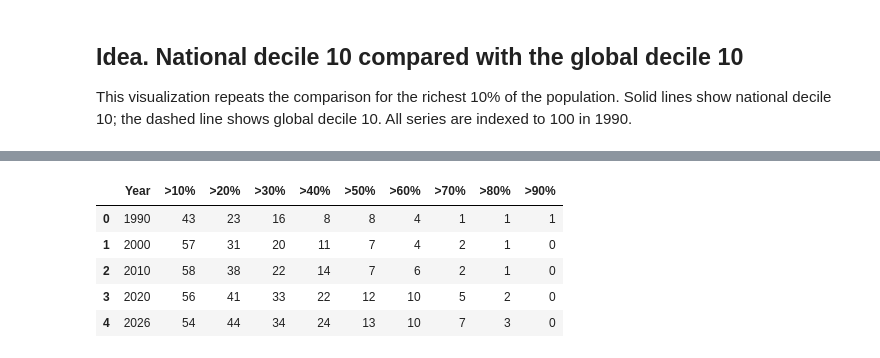
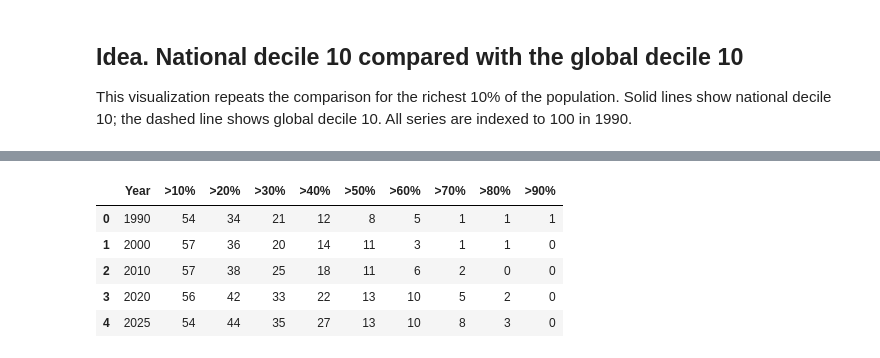
Before and after one commit to daniavayu/CAPP-static-viz, a Jupyter notebook: 00_build_deciles.ipynb, the cells around one changed output, grey strips where cells are left out. Cells and saved outputs as stored; diff of their text form; code cells hidden in the pictures.

```diff
--- a/00_build_deciles.ipynb
+++ b/00_build_deciles.ipynb
@@ -17,17 +19,17 @@ from pathlib import Path
 import altair as alt
 import numpy as np
 import pandas as pd
-import pyreadr
-import requests
 
-RDA_FILE = Path('data/comparable_blog 2.Rda')
-POP_CACHE = Path('data/pop_pip.csv')
+DIST_FILE = Path('GlobalDist1000bins_1990_2026_20260922_2021_01_02_PROD.csv')
 OUT_DIR = Path('data/processed')
 FIG_DIR = Path('figures')
 DRAFT_DIR = FIG_DIR / 'draft'
 DRAFT_DIR.mkdir(exist_ok=True)
 START_YEAR = 1990
-END_YEAR = 2026
+# 2026 in the PIP release is a forecast; stop at 2025.
+END_YEAR = 2025
+YEAR_TICKS = [1990, 2000, 2010, 2020, END_YEAR]
+SOURCE = 'Source: World Bank, PIP 1,000-bin global distribution (2021 PPP dollars).'
 
 OUT_DIR.mkdir(parents=True, exist_ok=True)
 FIG_DIR.mkdir(exist_ok=True)
@@ -38,8 +40,10 @@ The file `comparable_blog 2.Rda` contains one row for each **country, year, and
 # %%
-bins = pyreadr.read_r(RDA_FILE)['comparable_blog']
+bins = pd.read_csv(DIST_FILE, usecols=['year', 'code', 'quantile', 'welf', 'pop'])
+bins = bins[bins['year'].between(START_YEAR, END_YEAR)].rename(columns={'welf': 'welf_b'})
 bins['code'] = bins['code'].astype(str)
 bins['year'] = bins['year'].astype(int)
 bins['quantile'] = bins['quantile'].astype(int)
+bins['bin_pop'] = bins['pop'] * 1e6
 
 print(f'Rows: {len(bins):,}')
 print(f'Countries: {bins["code"].nunique()}  |  Years: {bins["year"].min()}-{bins["year"].max()}')
@@ -162,12 +149,9 @@ pop.head()
 # %%
-data = bins[bins['year'].between(START_YEAR, END_YEAR)].merge(
-    pop, on=['code', 'year'], how='left', validate='m:1'
-)
-data['bin_pop'] = data['pop'] / 1000
+data = bins.copy()
 
-print('Rows without population data:', int(data['pop'].isna().sum()))
+print('Rows without population data:', int(data['bin_pop'].isna().sum()))
 world_pop = data.groupby('year')['bin_pop'].sum() / 1e9
-world_pop.loc[[1990, 2000, 2010, 2020, 2026]].round(2).rename('world population (billions)').to_frame()
+world_pop.loc[YEAR_TICKS].round(2).rename('world population (billions)').to_frame()
 # %% [output]
 Rows without population data: 0
 |  | world population (billions) |
@@ -2039,7 +2044,7 @@ Correlation in 1990: 0.85
 [interactive output not drawn]
 # %%
 # Table and chart: changes over time by D1 population-share threshold
-comparison_years = [1990, 2000, 2010, 2020, 2026]
+comparison_years = YEAR_TICKS
 thresholds = list(range(10, 100, 10))
 threshold_labels = [f'>{threshold}%' for threshold in thresholds]
 
@@ -2052,44 +2057,38 @@ d1_population = (
     .groupby(['year', 'code'], as_index=False)
     .agg(d1_pop=('bin_pop', 'sum'))
 )
 
 country_d1_shares = country_population.merge(
     d1_population,
     on=['year', 'code'],
     how='left',
 ).fillna({'d1_pop': 0})
 country_d1_shares['d1_share_pct'] = (
     100 * country_d1_shares['d1_pop'] / country_d1_shares['country_pop']
 )
 
 country_counts_table = pd.DataFrame({
     f'>{threshold}%': (
         country_d1_shares[
             (country_d1_shares['year'].isin(comparison_years))
             & (country_d1_shares['d1_share_pct'] > threshold)
         ]
         .groupby('year')
         .size()
         .reindex(comparison_years, fill_value=0)
         .to_numpy()
     )
     for threshold in thresholds
 }, index=comparison_years).rename_axis('Year').reset_index()
 
 display(country_counts_table)
-
-
-# For 2026, these three countries have more than 80% of their population in D1
-##Republic of South Sudan = SSD
-##Democratic Republic of the Congo = COD
-##Mozambique = MOZ
 # %% [output]
 |  | Year | >10% | >20% | >30% | >40% | >50% | >60% | >70% | >80% | >90% |
-| 0 | 1990 | 43 | 23 | 16 | 8 | 8 | 4 | 1 | 1 | 1 |
-| 1 | 2000 | 57 | 31 | 20 | 11 | 7 | 4 | 2 | 1 | 0 |
-| 2 | 2010 | 58 | 38 | 22 | 14 | 7 | 6 | 2 | 1 | 0 |
-| 3 | 2020 | 56 | 41 | 33 | 22 | 12 | 10 | 5 | 2 | 0 |
-| 4 | 2026 | 54 | 44 | 34 | 24 | 13 | 10 | 7 | 3 | 0 |
+| 0 | 1990 | 54 | 34 | 21 | 12 | 8 | 5 | 1 | 1 | 1 |
+| 1 | 2000 | 57 | 36 | 20 | 14 | 11 | 3 | 1 | 1 | 0 |
+| 2 | 2010 | 57 | 38 | 25 | 18 | 11 | 6 | 2 | 0 | 0 |
+| 3 | 2020 | 56 | 42 | 33 | 22 | 13 | 10 | 5 | 2 | 0 |
+| 4 | 2025 | 54 | 44 | 35 | 27 | 13 | 10 | 8 | 3 | 0 |
 # %%
 # Save Visualization 11 for use in the milestone draft
 poor_headcount_chart.save(str(DRAFT_DIR / '10_d1_headcount_vs_3_dollars.png'), scale_factor=2)
```
Also changed, not shown: parts of 30 cells of this notebook.
